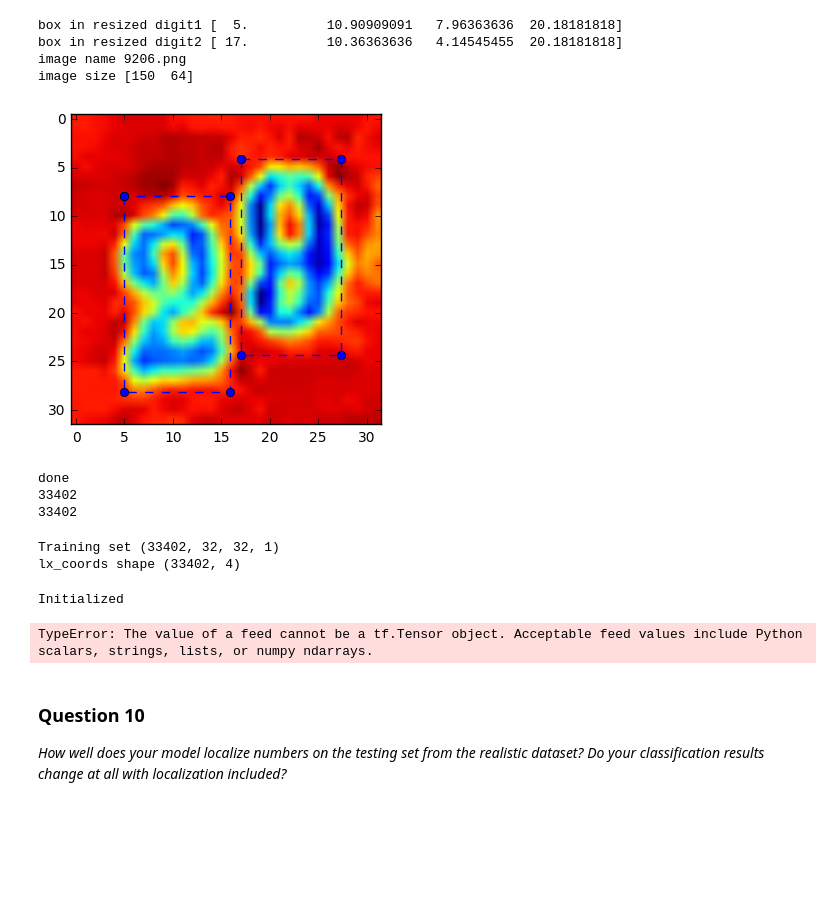
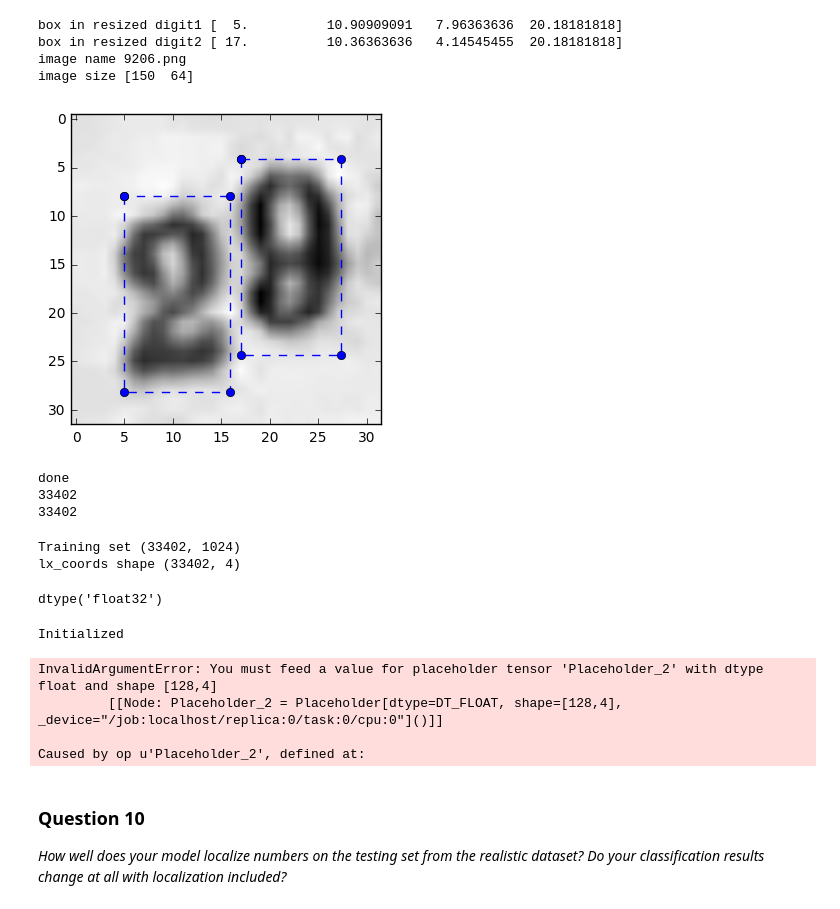
Before and after one commit to axlbert/SVHN_Recognition_NN, a Jupyter notebook: digit_recognition.ipynb, the cells around one changed output. Drawn from its saved outputs; the diff is of its cells as text; code cells hidden in the pictures; blank space fills up the shorter version.

```diff
--- a/digit_recognition.ipynb
+++ b/digit_recognition.ipynb
@@ -1009,31 +1075,31 @@ image size [150  64]
 # %%
 #check bounding boxes on a picture
 from matplotlib.lines import Line2D
 
 boxes = train_boxes[100]
 top = np.ndarray([len(boxes)], dtype='float32')
 left = np.ndarray([len(boxes)], dtype='float32')
 height = np.ndarray([len(boxes)], dtype='float32')
 width = np.ndarray([len(boxes)], dtype='float32')
 for i in range(0,len(boxes)):
     #x_coords = [boxes[i][0]]
     #y_coords = [boxes[i][0],boxes[i][3]]
 
     lx = boxes[i][0]
     width = boxes[i][1]
     top_y = boxes[i][2]
     height = boxes[i][3]
 
     y = [ top_y,top_y+height,top_y+height,top_y,top_y]
     x = [ lx, lx, lx+width, lx+width,lx]
 
     plt.plot(x, y, marker='o', linestyle='--', color='b')
 
 
-plt.imshow(train_dataset[100,:,:])
+plt.imshow(train_dataset[100,:,:],cmap='gray')
 plt.grid(False)
 # %% [output]
-[figure, old version]
+[figure, new version]
 # %%
 ##for bette handling (like labels) even more reformatting here!
 lx_coords = []
@@ -1061,26 +1127,26 @@ done
 33402
 # %%
 image_size = 32
-num_channels = 1
+#num_channels = 1
 ####for my non convoluted network attempt the formatting will go ahead with two keys for x and y parameters each
 
 def reshape(dataset, lx,width,topy,height):
-    dataset = dataset.reshape((-1, image_size, image_size, num_channels)).astype(np.float32)
+    dataset = dataset.reshape((-1, image_size * image_size)).astype(np.float32)
     #setting this as float will cause problems
     lx = np.asarray(lx)
-    lx = lx.astype(np.int32)
+    lx = lx.astype(np.float32)
     width = np.asarray(width)
     topy = np.asarray(topy)
     height = np.asarray(height)
-    width = width.astype(np.int32)
-    topy = topy.astype(np.int32)
-    height = height.astype(np.int32)
+    width = width.astype(np.float32)
+    topy = topy.astype(np.float32)
+    height = height.astype(np.float32)
     return dataset, lx, width, topy, height
 
 train_dataset, lx_coords, width_coords, top_y_coords, height_coords = reshape(train_dataset,lx_coords, width_coords, top_y_coords, height_coords)
 print('Training set', train_dataset.shape)# train_labels.shape)
 print("lx_coords shape", lx_coords.shape)
 # %% [output]
-Training set (33402, 32, 32, 1)
+Training set (33402, 1024)
 lx_coords shape (33402, 4)
 # %%
@@ -1199,6 +1243,10 @@ with graph.as_default():
   #own_prediction = prediction(tf_own_dataset)
 
   saver = tf.train.Saver()
+# %%
+lx_coords.dtype
+# %% [output]
+dtype('float32')
 # %%
 num_steps = 3001
 
@@ -1207,15 +1255,15 @@ with tf.Session(graph=graph) as session:
 
     print('Initialized')
     for step in range(num_steps):
-        offset = (step * batch_size) % (train_labels.shape[0] - batch_size)
-        batch_data = train_dataset[offset:(offset + batch_size), :]
-        batch_labels = tf_train_lx[offset:(offset + batch_size),:]
+        offset = (step * batch_size) % (lx_coords.shape[0] - batch_size)
+        batch_data = train_dataset[offset:(offset + batch_size)]
+        batch_labels = lx_coords[offset:(offset + batch_size)]
         feed_dict = {tf_train_dataset : batch_data, tf_train_lx : batch_labels}
         _, l, predictions = session.run([optimizer, loss, train_prediction], feed_dict=feed_dict)
 
         if (step % 500 == 0):
             print('Minibatch loss at step %d: %f' % (step, l))
-            print('Minibatch accuracy for single digit: %.1f%%' % accuracy_single(predictions, tf_train_lx))
+            print('Minibatch accuracy for single digit: %.1f%%' % accuracy(predictions, tf_train_lx))
 
             #print('prediction', predictions)
             #print('label', batch_labels[:,1:6])
@@ -1228,7 +1276,10 @@ with tf.Session(graph=graph) as session:
     print("Model saved in file: %s" % save_path)
 # %% [output]
 Initialized
-TypeError: The value of a feed cannot be a tf.Tensor object. Acceptable feed values include Python scalars, strings, lists, or numpy ndarrays.
+InvalidArgumentError: You must feed a value for placeholder tensor 'Placeholder_2' with dtype float and shape [128,4]
+         [[Node: Placeholder_2 = Placeholder[dtype=DT_FLOAT, shape=[128,4], _device="/job:localhost/replica:0/task:0/cpu:0"]()]]
+
+Caused by op u'Placeholder_2', defined at:
 # %% [markdown]
 ### Question 10
 _How well does your model localize numbers on the testing set from the realistic dataset? Do your classification results change at all with localization included?_
```
Also changed, not shown: parts of 19 cells of this notebook, 1 other file.
